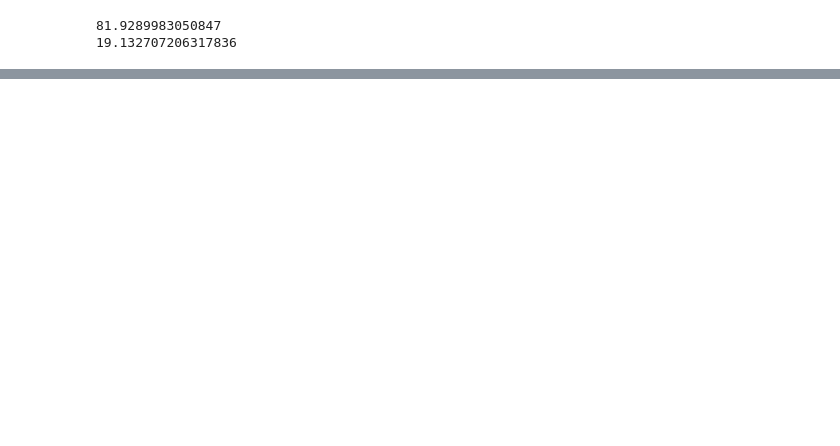
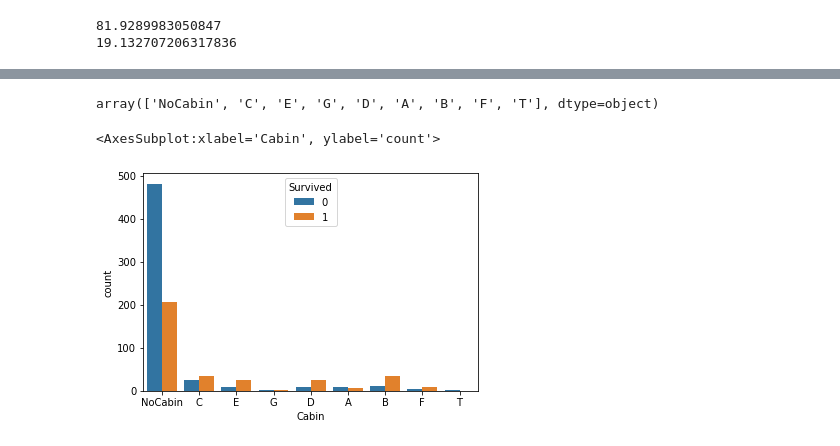
Before and after one commit to menghsin-2021/DA60, a Jupyter notebook: Day36/36 Homework_menghsin.ipynb, the cells around one changed output, grey strips where cells are left out. Saved outputs shown, nothing was run; the diff lists cells and outputs as text; code cells hidden in the pictures; blank space fills up the shorter version.

```diff
--- a/Day36/36 Homework_menghsin.ipynb
+++ b/Day36/36 Homework_menghsin.ipynb
@@ -295,0 +324,15 @@ print(df_merge_Fare_noC.mean())
+# %%
+#* 方法1:遺失的屬於另一類。
+df_train['Cabin'].head(10)
+df_train["Cabin"] = df_train['Cabin'].apply(lambda x : str(x)[0] if not pd.isnull(x) else 'NoCabin')
+df_train["Cabin"].unique()
+# %% [output]
+array(['NoCabin', 'C', 'E', 'G', 'D', 'A', 'B', 'F', 'T'], dtype=object)
+# %%
+# 挑整後的 Cabin 觀察遺失的樣態
+sns.countplot(df_train['Cabin'], hue=df_train['Survived'])
+
+#結論，遺失的死亡率比較高
+# %% [output]
+<AxesSubplot:xlabel='Cabin', ylabel='count'>
+[figure, added]
```
Also changed, not shown: parts of 4 cells of this notebook, 3 other files.
